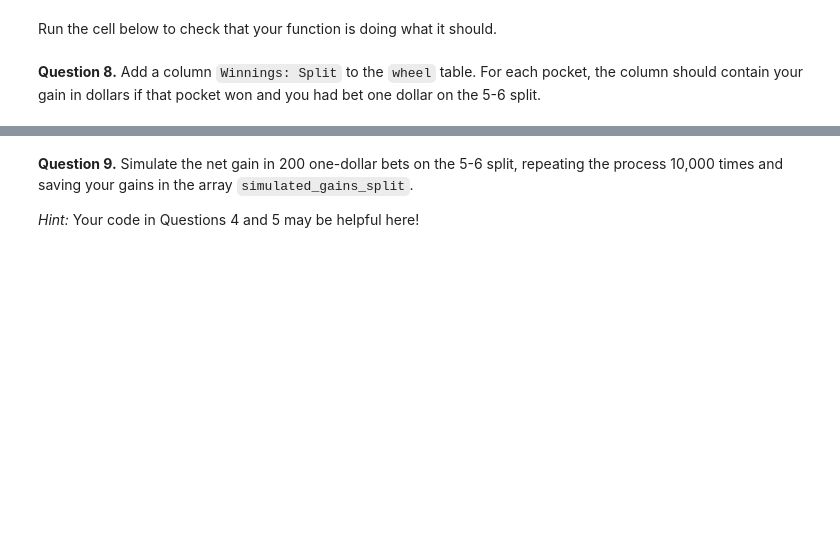
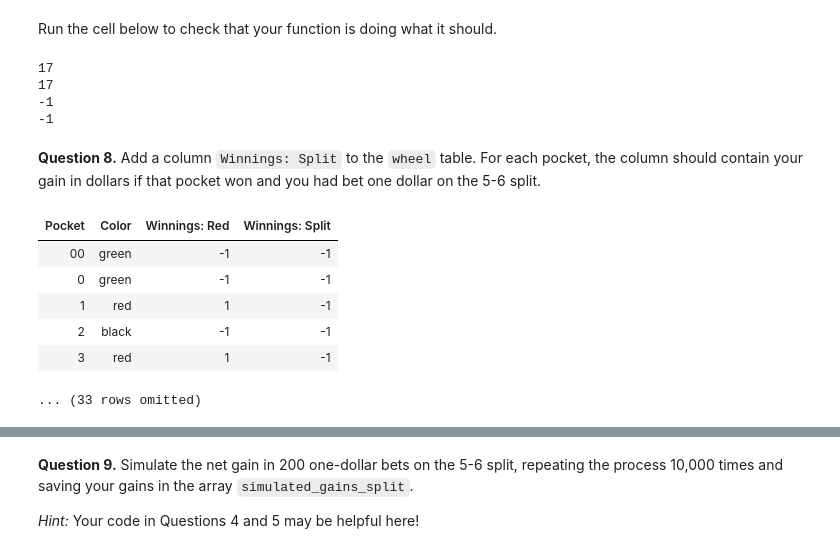
Before and after one commit to cplahn/cplahn_DATA_Fall, a Jupyter notebook: hw6/hw06.ipynb, the cells around one changed output, grey strips where cells are left out. Cells and saved outputs as stored; diff of their text form; code cells hidden in the pictures; blank space fills up the shorter version.

```diff
--- a/hw6/hw06.ipynb
+++ b/hw6/hw06.ipynb
@@ -202,8 +202,16 @@ If betting on red doesn't seem like a good idea, maybe a gambler might want to t
 **Question 7.** Define a function `dollar_bet_on_split` that takes a pocket number and returns your gain in dollars if that pocket won and you had bet one dollar on the 5-6 split.
 
 *Hint:* Remember that the pockets are represented as strings.
-# %%
-def dollar_bet_on_split(...):
-    ...
+# %%
+def dollar_bet_on_split(pocket_num):
+    pocket_numb=int(pocket_num)
+    money=0
+    if pocket_numb==5:
+        money +=17
+    elif pocket_numb==6:
+        money +=17
+    else:
+        money -=1
+    return money
 # %%
 grader.check("q1_7")
@@ -214,11 +224,24 @@ print(dollar_bet_on_split('5'))
 print(dollar_bet_on_split('6'))
 print(dollar_bet_on_split('00'))
 print(dollar_bet_on_split('23'))
+# %% [output]
+17
+17
+-1
+-1
 # %% [markdown]
 **Question 8.** Add a column `Winnings: Split` to the `wheel` table. For each pocket, the column should contain your gain in dollars if that pocket won and you had bet one dollar on the 5-6 split.
 # %%
-split_winnings = ...
-wheel = ...
+split_winnings = wheel.apply(dollar_bet_on_split,'Pocket')
+wheel = wheel.with_column('Winnings: Split',split_winnings)
 wheel.show(5) # Do not change this line.
+# %% [output]
+| Pocket | Color | Winnings: Red | Winnings: Split |
+| 00 | green | -1 | -1 |
+| 0 | green | -1 | -1 |
+| 1 | red | 1 | -1 |
+| 2 | black | -1 | -1 |
+| 3 | red | 1 | -1 |
+... (33 rows omitted)
 # %%
 grader.check("q1_8")
```
Also changed, not shown: parts of 5 cells of this notebook, 2 other files.
